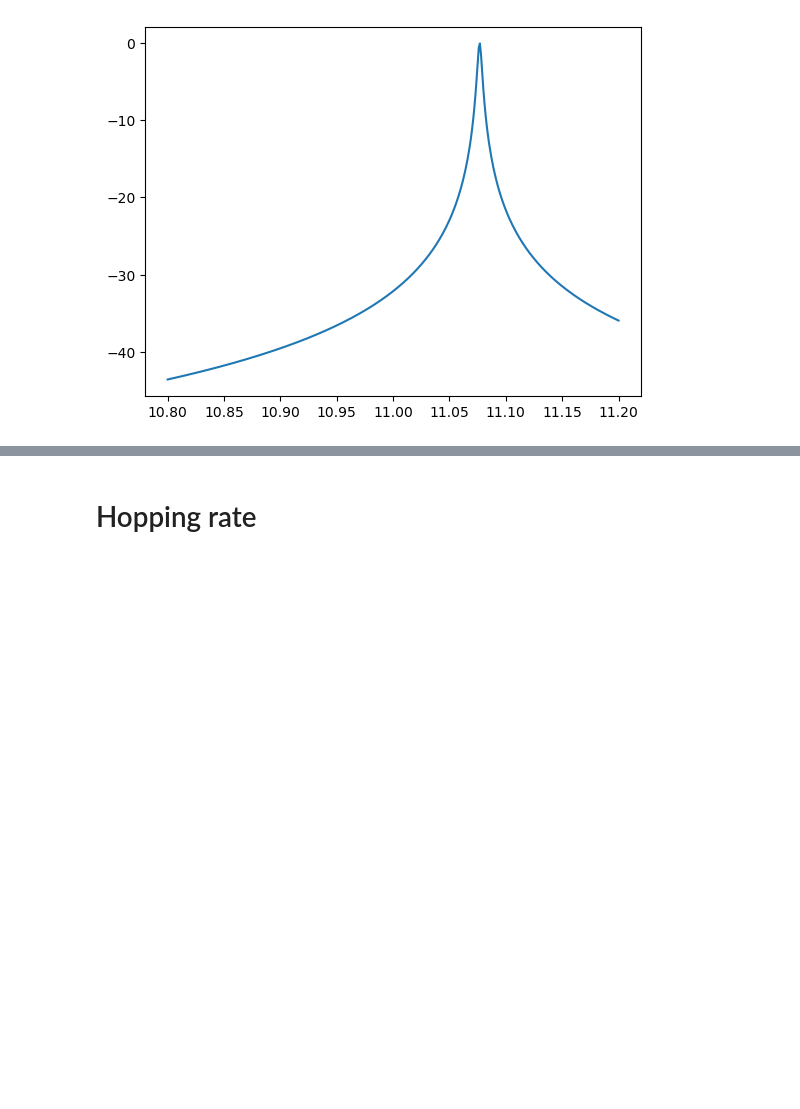
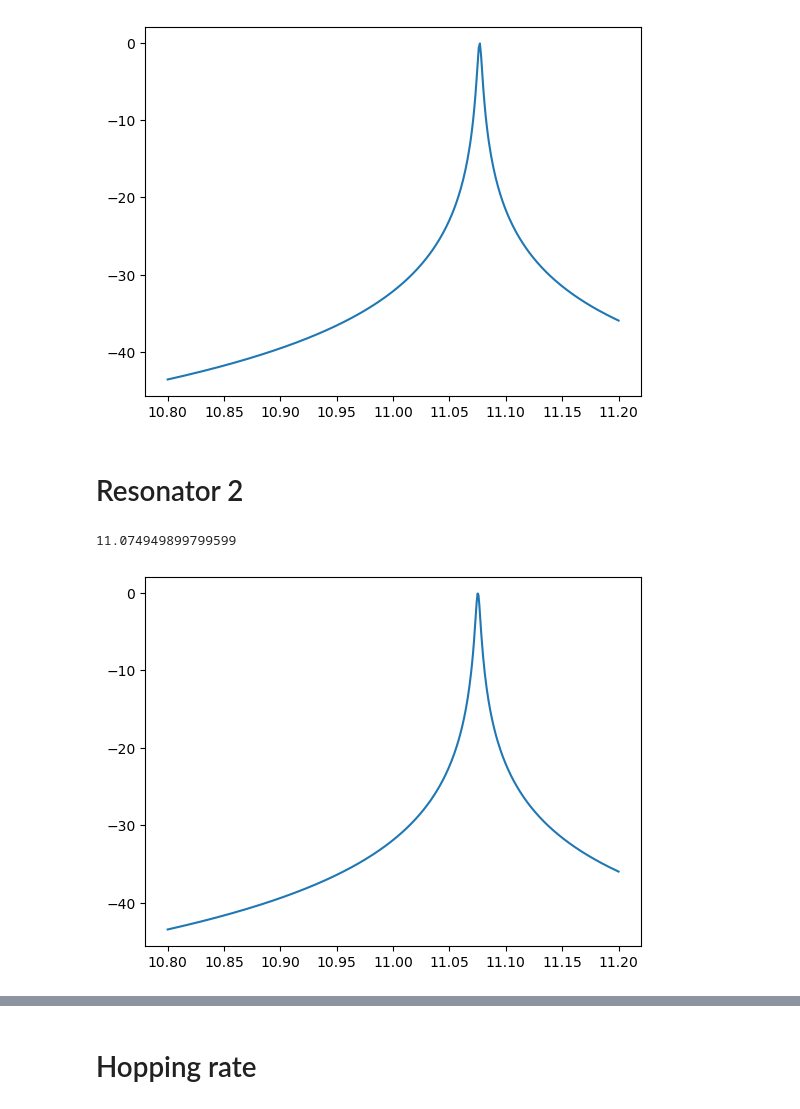
Before and after one commit to ScM-Edh/Sub-lattices, a Jupyter notebook: Five coupled resonators/Analize.ipynb, the cells around one changed output, grey strips where cells are left out. Saved outputs shown, nothing was run; the diff lists cells and outputs as text; code cells hidden in the pictures; blank space fills up the shorter version.

Commit message:
Results of lattice

```diff
--- a/Five coupled resonators/Analize.ipynb
+++ b/Five coupled resonators/Analize.ipynb
@@ -12,3 +12,14 @@ x_max
 # %% [output]
 11.077
 [figure]
+# %% [markdown]
+# Resonator 2
+# %%
+data2 = np.loadtxt('Simulation results/Resonator 2 - S21 dB.txt').T
+
+plt.plot(data2[0],data2[1])
+x_max = data2[0][np.argmax(data2[1])]
+x_max
+# %% [output]
+11.074949899799599
+[figure, added]
```
Also changed, not shown: parts of 7 cells of this notebook, 11 other files.
